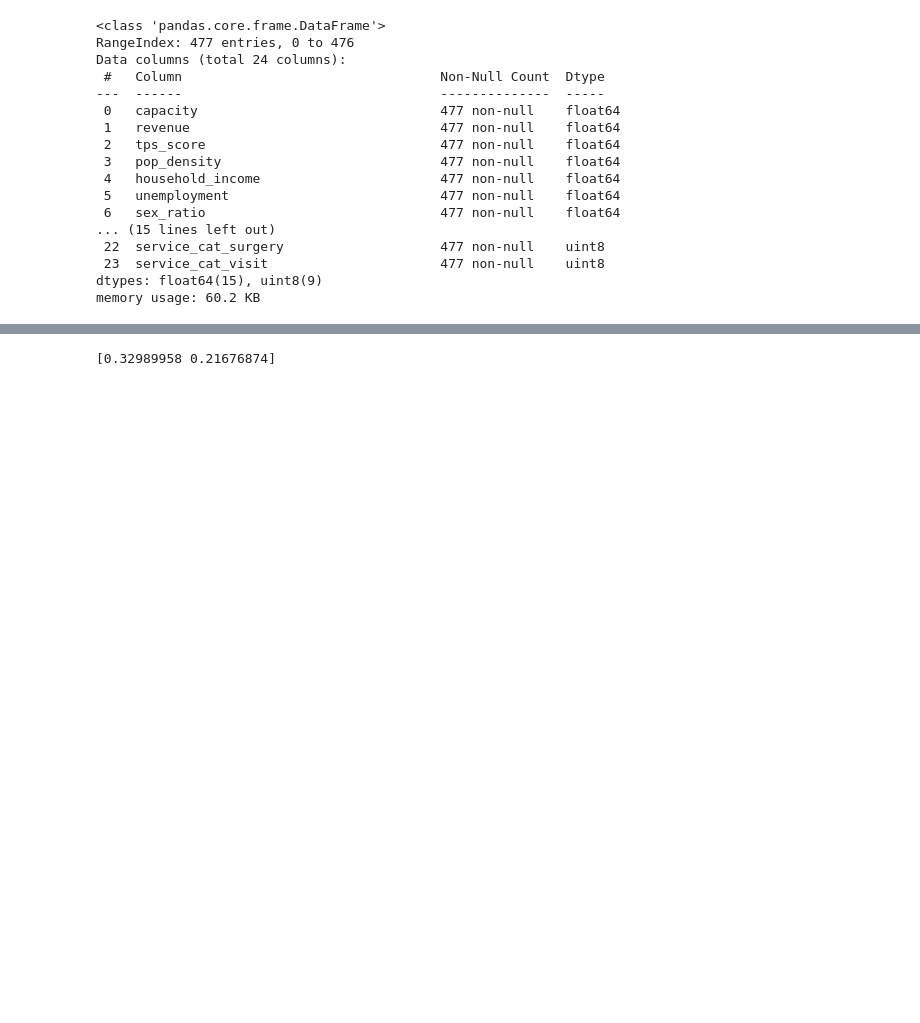
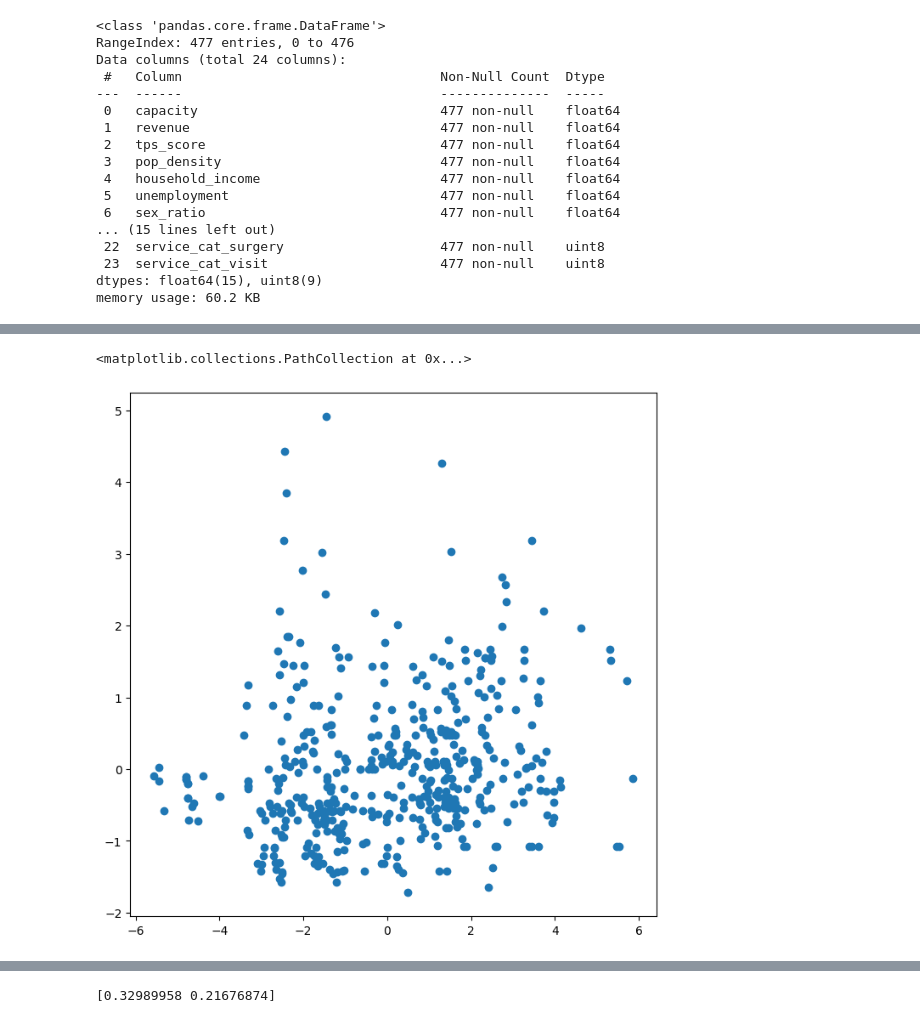
Before and after one commit to junting-huang/ds4a_project, a Jupyter notebook: regression_model.ipynb, the cells around one changed output, grey strips where cells are left out. Cells and saved outputs as stored; diff of their text form; code cells hidden in the pictures; blank space fills up the shorter version.

```diff
--- a/regression_model.ipynb
+++ b/regression_model.ipynb
@@ -209,0 +210,6 @@ No handles with labels found to put in legend.
+# %%
+plt.figure(figsize=(8, 8))
+plt.scatter(X_new[:,0], y)
+# %% [output]
+<matplotlib.collections.PathCollection at 0x...>
+[figure, added]
```
Also changed, not shown: parts of 9 cells of this notebook.
